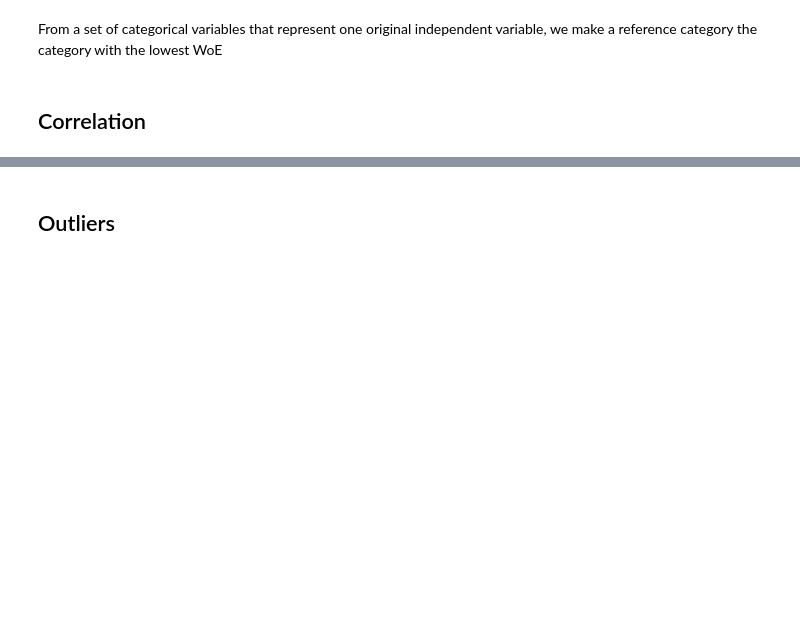
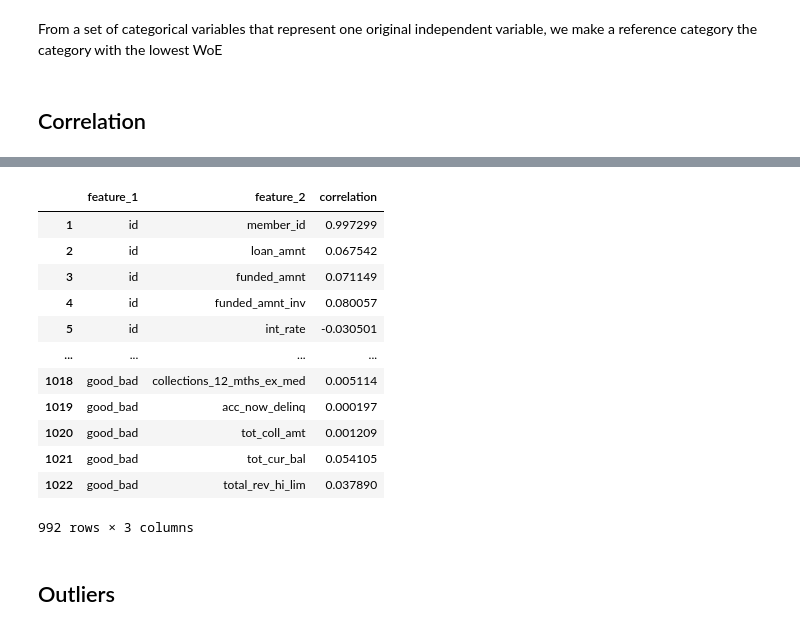
Before and after one commit to joaoaugustofrei/project_credit_analysis, a Jupyter notebook: loan_project/pre_processing.ipynb, the cells around one changed output, grey strips where cells are left out. Cells and saved outputs as stored; diff of their text form; code cells hidden in the pictures; blank space fills up the shorter version.

```diff
--- a/loan_project/pre_processing.ipynb
+++ b/loan_project/pre_processing.ipynb
@@ -558,13 +586,28 @@ sns.heatmap(correlation_matrix, xticklabels=column_names, yticklabels=column_nam
 # %%
 # Converting the correlation matrix into a DataFrame
 corr_df = correlation_matrix.stack().reset_index()
 
 # Renaming the columns
 corr_df.columns = ['feature_1','feature_2', 'correlation']
 
 # Remove "self correlations"
 no_self_correlation = (corr_df['feature_1'] != corr_df['feature_2'])
 corr_df = corr_df[no_self_correlation]
+corr_df
+# %% [output]
+|  | feature_1 | feature_2 | correlation |
+| 1 | id | member_id | 0.997299 |
+| 2 | id | loan_amnt | 0.067542 |
+| 3 | id | funded_amnt | 0.071149 |
+| 4 | id | funded_amnt_inv | 0.080057 |
+| 5 | id | int_rate | -0.030501 |
+| ... | ... | ... | ... |
+| 1018 | good_bad | collections_12_mths_ex_med | 0.005114 |
+| 1019 | good_bad | acc_now_delinq | 0.000197 |
+| 1020 | good_bad | tot_coll_amt | 0.001209 |
+| 1021 | good_bad | tot_cur_bal | 0.054105 |
+| 1022 | good_bad | total_rev_hi_lim | 0.037890 |
+992 rows × 3 columns
 # %% [markdown]
 ## Outliers
 # %%
```
Also changed, not shown: parts of 11 cells of this notebook.
